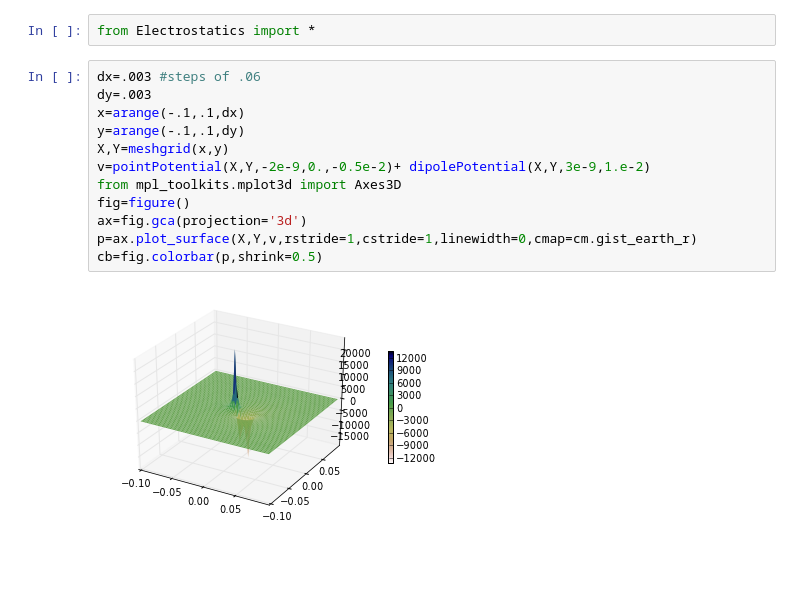
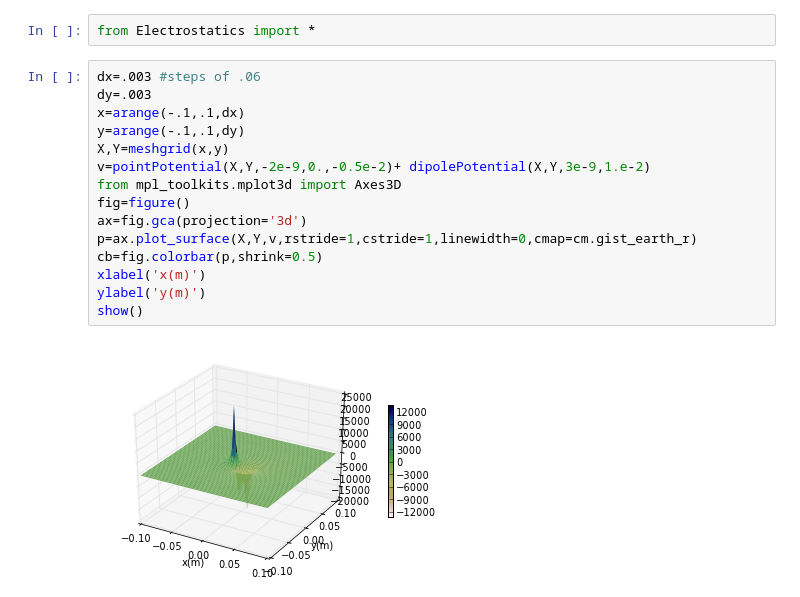
Before and after one commit to psalehsa/PHYS202-S13, a Jupyter notebook: Week4/Electrostatics.ipynb, the cells around one changed output. Cells and saved outputs as stored; diff of their text form; blank space fills up the shorter version.

```diff
--- a/Week4/Electrostatics.ipynb
+++ b/Week4/Electrostatics.ipynb
@@ -3,14 +3,17 @@ from Electrostatics import *
 # %%
 dx=.003 #steps of .06
 dy=.003
 x=arange(-.1,.1,dx)
 y=arange(-.1,.1,dy)
 X,Y=meshgrid(x,y)
 v=pointPotential(X,Y,-2e-9,0.,-0.5e-2)+ dipolePotential(X,Y,3e-9,1.e-2)
 from mpl_toolkits.mplot3d import Axes3D
 fig=figure()
 ax=fig.gca(projection='3d')
 p=ax.plot_surface(X,Y,v,rstride=1,cstride=1,linewidth=0,cmap=cm.gist_earth_r)
 cb=fig.colorbar(p,shrink=0.5)
+xlabel('x(m)')
+ylabel('y(m)')
+show()
 # %% [output]
-[figure, old version]
+[figure, new version]
```
Also changed, not shown: parts of 1 cell of this notebook, 1 other file.
